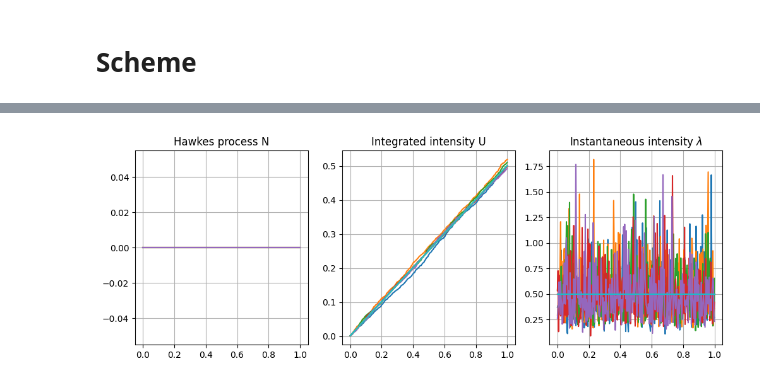
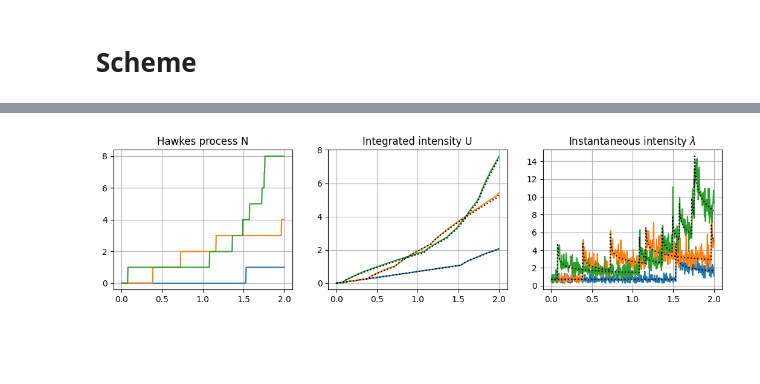
Before and after one commit to MrG1raffe/simulation, a Jupyter notebook: notebooks/VolterraHawkesScheme.ipynb, the cells around one changed output, grey strips where cells are left out. Cells and saved outputs as stored; diff of their text form; code cells hidden in the pictures; blank space fills up the shorter version.

Commit message:
Fix a bug in MC, add a sanity check for Hawkes simulation

```diff
--- a/notebooks/VolterraHawkesScheme.ipynb
+++ b/notebooks/VolterraHawkesScheme.ipynb
@@ -112,11 +103,3 @@ import numpy as np
 import random
 import matplotlib.pyplot as plt
 from scipy.special import gamma
-# %%
-#Generate random normals and uniforms and stock them
-random.seed(1)
-NNN = 300 #steps
-MMM = 100_000 #number of sample paths
-x_norm = np.random.normal(0, 1, (NNN,MMM))
-x_norm2 = np.random.normal(0, 1, (NNN,MMM))
-x_uniform = np.random.uniform(0, 1, (NNN,MMM))
@@ -239,50 +225,47 @@ def simulate_exp_vectorized(a, b, c, rho, V_0, T, n_steps, n_paths, S_0=1.):
 # %%
-H = 0.2
-a, c = 0.0, 1
-V_0= 0.5
+g0 = g0_const
+g0_bar = g0_bar_const
+K = K_fract
+K_bar = K_bar_fract
 
-S_0 = 1.
+n_show = 3
+T = 2
+n_steps = 500
+n_paths = 10
 
-n_show = 5
+t_grid = np.linspace(0, T, n_steps + 1)
+
+rng = np.random.default_rng(seed=42)
+dN, N, dU, U = simulate_hawkes(K_bar, g0_bar, t_grid, n_paths, rng=rng)
 
 
-T = 1.
-K = 1.
-K_U = V_0
+# Calculating instantaneous intensity from N
+K_mat = K(t_grid[:, None] - t_grid[None, :])
+K_mat = np.tril(K_mat, k=-1)
+lam_from_N = g0(t_grid).reshape((-1, 1)) + K_mat[:, :-1] @ dN
 
-n_steps = 300
-n_paths = 500
-t_vec = np.linspace(0, T, n_steps)
-U, Z, dU = simulate_rough_vectorized(H, a, c, c, rho, V_0, T, n_steps, n_paths, S_0)
-dN = Z + dU
-N = np.cumsum(dN, axis=0)
-
-def fract_kernel(t, H):
-    return c * t**(H - 0.5) / (gamma( H + 0.5 ))
+# Calculating integrated intensity from N
+K_bar_mat = K_bar(t_grid.reshape(-1, 1) - t_grid[:-1].reshape(1, -1)) - K_bar(t_grid.reshape(-1, 1) - t_grid[1:].reshape(1, -1))
+K_bar_mat = np.tril(K_bar_mat, k=-1)
+U_from_N = g0_bar(t_grid).reshape((-1, 1)) + (K_bar_mat @ N[:-1])
 
 
-t_i_t_j = (t_vec)[:, None] - (t_vec)[None, :]
-A = fract_kernel(t_i_t_j * (t_i_t_j > 0) + 0.0001 * (t_i_t_j <= 0), H) * (t_i_t_j > 0)
-intens = (A @ dN) + V_0
+fig, ax = plt.subplots(1, 3, figsize=(13, 3))
 
-fig = plt.figure(figsize=(12, 4))
+ax[0].plot(t_grid, N[:, 0:n_show])
+ax[0].set_title('Hawkes process N')
+ax[0].grid("on")
 
-plt.subplot(1, 3, 1)
-plt.plot(t_vec, N[:, 0:n_show])
-plt.title('Hawkes process N')
-plt.grid("on")
-plt.subplot(1, 3, 2)
-plt.plot(t_vec, np.cumsum(dU[:,0:n_show], axis=0))
-plt.subplot(1, 3, 2)
-plt.plot(t_vec, np.cumsum(intens * dt, axis=0)[:,0:n_show])
-plt.title('Integrated intensity U')
-plt.grid("on")
-plt.subplot(1, 3, 3)
-plt.plot(t_vec, dU[:, 0:n_show] / dt)
-plt.plot(t_vec, intens[:,0:n_show])
-plt.title('Instantaneous intensity $\lambda$')
-plt.grid("on")
+ax[1].plot(t_grid, U[:,0:n_show])
+ax[1].plot(t_grid, U_from_N[:,0:n_show], "k:")
+ax[1].set_title('Integrated intensity U')
+ax[1].grid("on")
+
+ax[2].plot(t_grid[1:], dU[:, 0:n_show] / np.diff(t_grid).reshape((-1, 1)))
+ax[2].plot(t_grid, lam_from_N[:,0:n_show], "k:")
+ax[2].set_title('Instantaneous intensity $\lambda$')
+ax[2].grid("on")
 
 plt.show()
 # %% [output]
-[figure, old version]
+[figure, new version]
```
Also changed, not shown: parts of 16 cells of this notebook, 1 other file.
